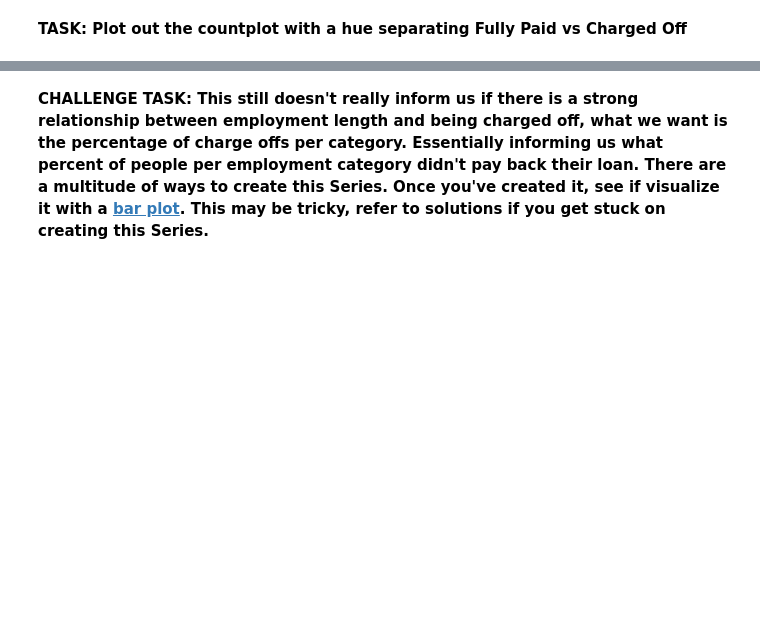
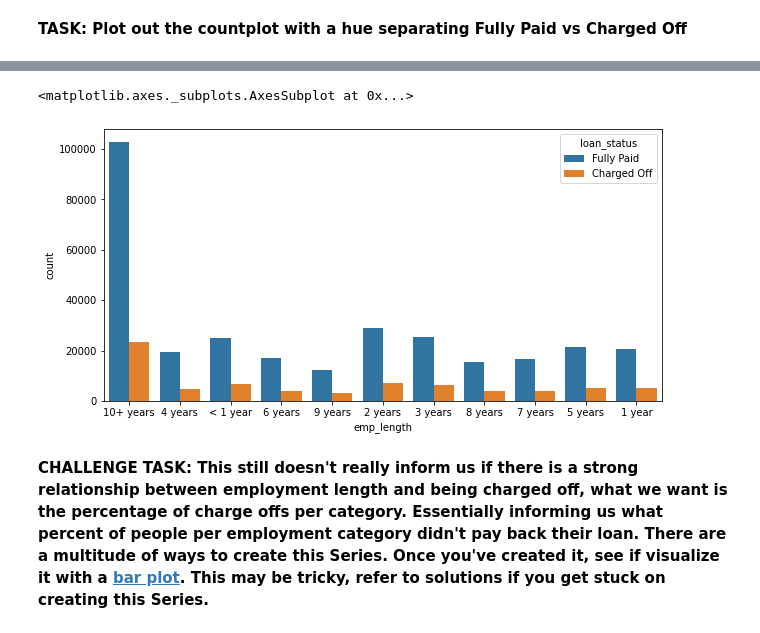
Before and after one commit to Ali-Asgar-Lakdawala/Tensorflow-2-and-Keras-Deep-Learning, a Jupyter notebook: 03_Keras_Project_Exercise.ipynb, the cells around one changed output, grey strips where cells are left out. Cells and saved outputs as stored; diff of their text form; code cells hidden in the pictures; blank space fills up the shorter version.

```diff
--- a/03_Keras_Project_Exercise.ipynb
+++ b/03_Keras_Project_Exercise.ipynb
@@ -584,2 +571,8 @@ Name: emp_title, Length: 173105, dtype: int64
+# %%
+plt.figure(figsize=(10,5))
+sns.countplot(df.emp_length,hue=df.loan_status)
+# %% [output]
+<matplotlib.axes._subplots.AxesSubplot at 0x...>
+[figure, added]
 # %% [markdown]
 **CHALLENGE TASK: This still doesn't really inform us if there is a strong relationship between employment length and being charged off, what we want is the percentage of charge offs per category. Essentially informing us what percent of people per employment category didn't pay back their loan. There are a multitude of ways to create this Series. Once you've created it, see if visualize it with a [bar plot](https://pandas.pydata.org/pandas-docs/version/0.23.4/generated/pandas.DataFrame.plot.html). This may be tricky, refer to solutions if you get stuck on creating this Series.**
```
Also changed, not shown: parts of 155 cells of this notebook.
